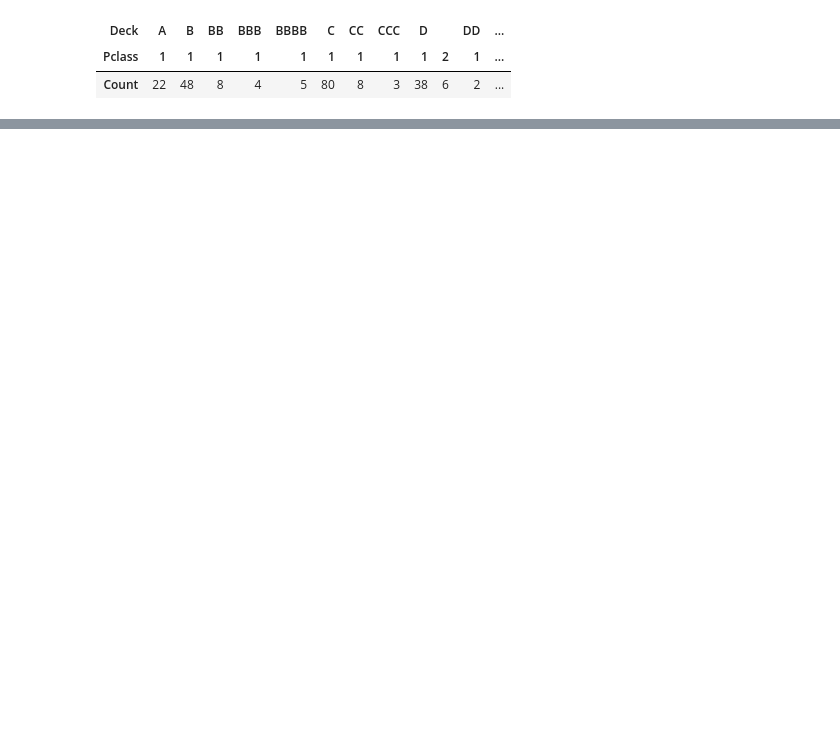
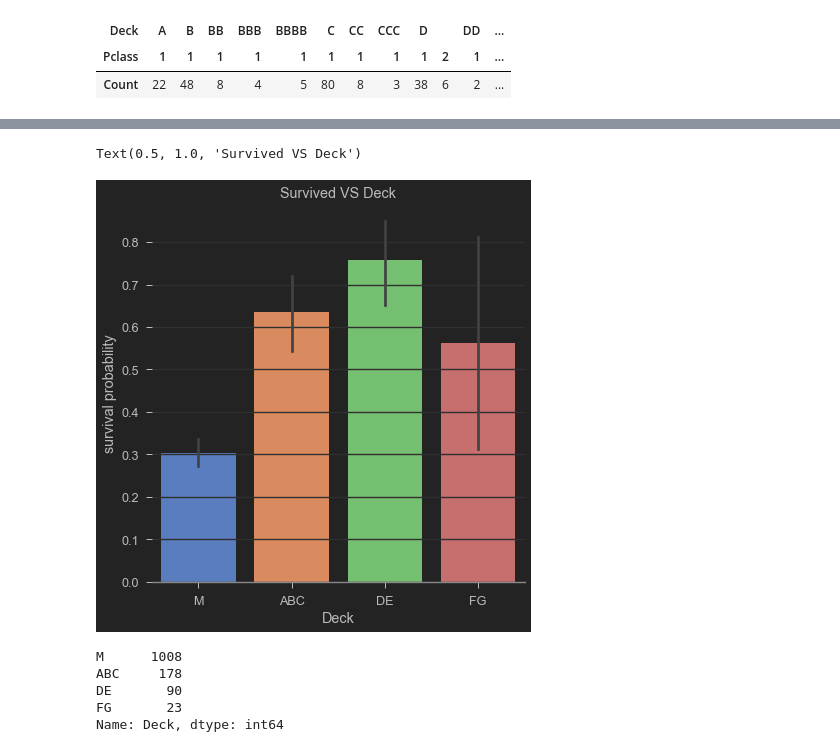
Before and after one commit to henrylao/kaggle-titanic, a Jupyter notebook: kaggle-titanic-notebook.ipynb, the cells around one changed output, grey strips where cells are left out. Drawn from its saved outputs; the diff is of its cells as text; code cells hidden in the pictures; blank space fills up the shorter version.

```diff
--- a/kaggle-titanic-notebook.ipynb
+++ b/kaggle-titanic-notebook.ipynb
@@ -1160,0 +1108,3 @@ Upon deeper inspection, we can see that cabins A,B & C all contain 1st class pas
+# %%
+deck_names = sorted(full_data.Deck.unique())
+deck_names
@@ -1160,0 +1130,20 @@ Upon deeper inspection, we can see that cabins A,B & C all contain 1st class pas
+# %%
+deck_map = {}
+for d in deck_names:
+    if "A" in d:
+        deck_map[d] = "ABC"
+    elif "B" in d:
+        deck_map[d] = "ABC"
+    elif "C" in d:
+        deck_map[d] = "ABC"
+    elif "D" in d:
+        deck_map[d] = "DE"
+    elif "E" in d:
+        deck_map[d] = "DE"
+    elif "F" in d:
+        deck_map[d] = "FG"
+    elif "G" in d:
+        deck_map[d] = "FG"
+deck_map[np.nan] = "M"
+
+deck_map
@@ -1160,0 +1168,5 @@ Upon deeper inspection, we can see that cabins A,B & C all contain 1st class pas
+# %%
+# apply map function for replacing exisitng labels with new label group
+full_data["Deck"] = full_data["Deck"].map(deck_map)
+full_data.Deck = full_data.Deck.replace(np.nan, "M")
+full_data.head()
@@ -1160,0 +1202,18 @@ Upon deeper inspection, we can see that cabins A,B & C all contain 1st class pas
+# %%
+g = sns.factorplot(x="Deck",y="Survived",data=full_data,kind="bar", size = 6 ,
+palette = "muted")
+g.despine(left=True)
+g = g.set_ylabels("survival probability")
+plt.grid(axis="y")
+plt.title("Survived VS {}".format("Deck"))
+# %% [output]
+Text(0.5, 1.0, 'Survived VS Deck')
+[figure, added]
+# %%
+full_data['Deck'].value_counts()
+# %% [output]
+M      1008
+ABC     178
+DE       90
+FG       23
+Name: Deck, dtype: int64
```
Also changed, not shown: parts of 37 cells of this notebook.
